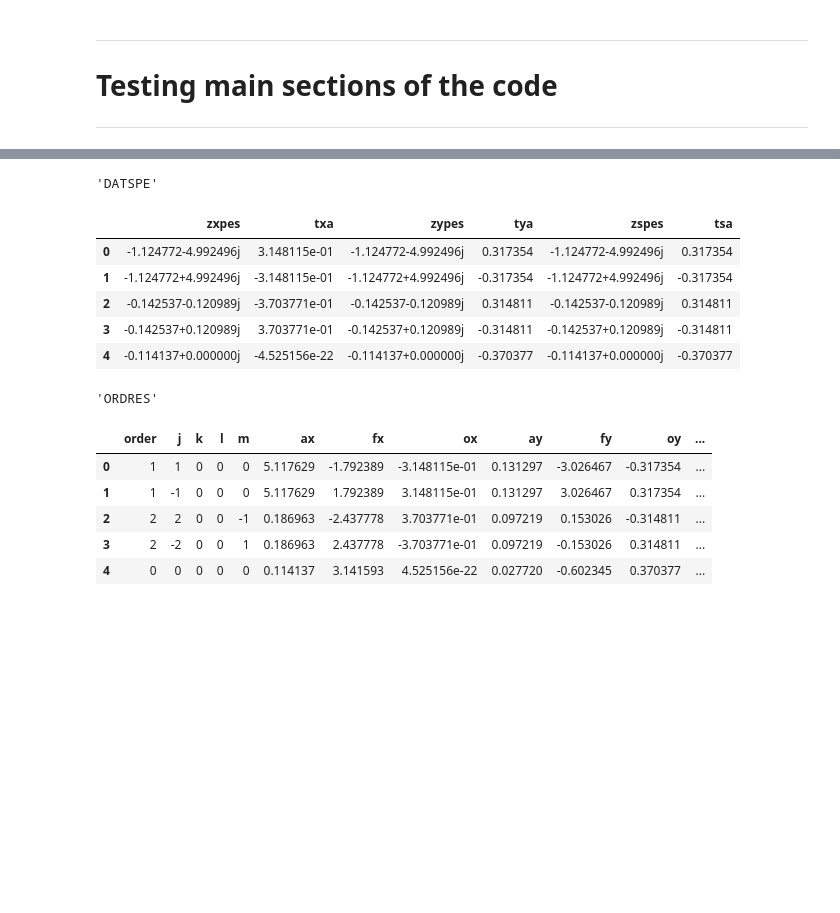
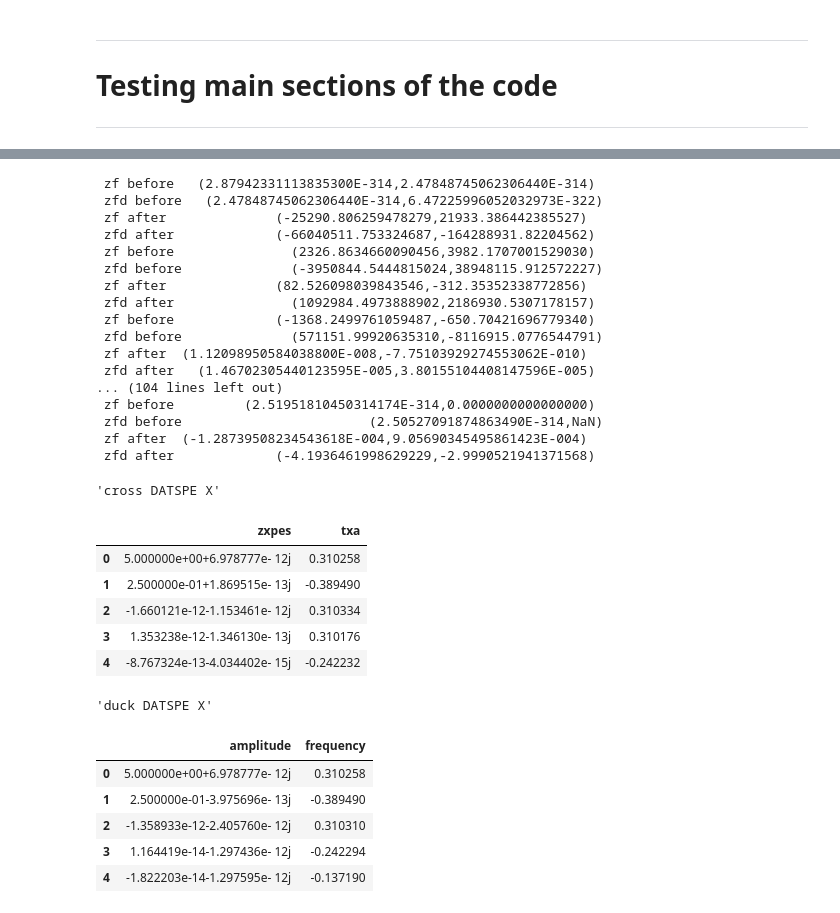
Before and after one commit to pbelange/PySUSSIX, a Jupyter notebook: build_sussix.ipynb, the cells around one changed output, grey strips where cells are left out. Saved outputs shown, nothing was run; the diff lists cells and outputs as text; code cells hidden in the pictures; blank space fills up the shorter version.

```diff
--- a/build_sussix.ipynb
+++ b/build_sussix.ipynb
@@ -191,25 +366,54 @@ print(crossroutines.tunelasr(particle0.x_sig,particle0.px_sig))
 # %%
-part  = particle0
-datspe = crosssussix.datspe(part.x_sig,part.px_sig,
+part  = dummy
+datspe_x,datspe_y,datspe_s = crosssussix.datspe(part.x_sig,part.px_sig,
                             part.y_sig,part.py_sig,
                             part.zeta_sig,part.pzeta_sig,
                             number_of_harmonics = 5,method = 'hanning',return_values = True)
-ordres  = crosssussix.ordres(len(part.x_sig),tune_estimate = [0.31,0.32,0.0018],number_of_harmonics = 5,return_values = True)
-
-display('DATSPE',datspe)
-display('ORDRES',ordres)
+# ordres_x,ordres_y,ordres_s  = crosssussix.ordres(len(part.x_sig),tune_estimate = [0.31,0.32,0.0018],number_of_harmonics = 5,return_values = True)
+part  = dummy
+results = ducksussix.datspe(x       = part.x_sig,
+                            px      = part.px_sig,
+                            y       = part.y_sig,
+                            py      = part.py_sig,
+                            zeta    = part.zeta_sig,
+                            pzeta   = part.pzeta_sig,
+                            number_of_harmonics = 5,method = 'hanning')
+# results['x']
+display('cross DATSPE X',datspe_x)
+display('duck DATSPE X',results['x'])
+# display('DATSPE S',datspe_s)
+# display('ORDRES X',ordres_x)
+# display('ORDRES Y',ordres_y)
+# display('ORDRES S',ordres_s)
 # %% [output]
-'DATSPE'
+ zf before   (2.87942331113835300E-314,2.47848745062306440E-314)
+ zfd before   (2.47848745062306440E-314,6.47225996052032973E-322)
+ zf after              (-25290.806259478279,21933.386442385527)
+ zfd after             (-66040511.753324687,-164288931.82204562)
+ zf before               (2326.8634660090456,3982.1707001529030)
+ zfd before              (-3950844.5444815024,38948115.912572227)
+ zf after              (82.526098039843546,-312.35352338772856)
+ zfd after               (1092984.4973888902,2186930.5307178157)
+ zf before             (-1368.2499761059487,-650.70421696779340)
+ zfd before              (571151.99920635310,-8116915.0776544791)
+ zf after  (1.12098950584038800E-008,-7.75103929274553062E-010)
+ zfd after   (1.46702305440123595E-005,3.80155104408147596E-005)
+... (104 lines left out)
+ zf before         (2.51951810450314174E-314,0.0000000000000000)
+ zfd before                        (2.50527091874863490E-314,NaN)
+ zf after  (-1.28739508234543618E-004,9.05690345495861423E-004)
+ zfd after             (-4.1936461998629229,-2.9990521941371568)
+'cross DATSPE X'
-|  | zxpes | txa | zypes | tya | zspes | tsa |
-| 0 | -1.124772-4.992496j | 3.148115e-01 | -1.124772-4.992496j | 0.317354 | -1.124772-4.992496j | 0.317354 |
-| 1 | -1.124772+4.992496j | -3.148115e-01 | -1.124772+4.992496j | -0.317354 | -1.124772+4.992496j | -0.317354 |
-| 2 | -0.142537-0.120989j | -3.703771e-01 | -0.142537-0.120989j | 0.314811 | -0.142537-0.120989j | 0.314811 |
-| 3 | -0.142537+0.120989j | 3.703771e-01 | -0.142537+0.120989j | -0.314811 | -0.142537+0.120989j | -0.314811 |
-| 4 | -0.114137+0.000000j | -4.525156e-22 | -0.114137+0.000000j | -0.370377 | -0.114137+0.000000j | -0.370377 |
+|  | zxpes | txa |
+| 0 | 5.000000e+00+6.978777e- 12j | 0.310258 |
+| 1 | 2.500000e-01+1.869515e- 13j | -0.389490 |
+| 2 | -1.660121e-12-1.153461e- 12j | 0.310334 |
+| 3 | 1.353238e-12-1.346130e- 13j | 0.310176 |
+| 4 | -8.767324e-13-4.034402e- 15j | -0.242232 |
-'ORDRES'
+'duck DATSPE X'
-|  | order | j | k | l | m | ax | fx | ox | ay | fy | oy | ... |
-| 0 | 1 | 1 | 0 | 0 | 0 | 5.117629 | -1.792389 | -3.148115e-01 | 0.131297 | -3.026467 | -0.317354 | ... |
-| 1 | 1 | -1 | 0 | 0 | 0 | 5.117629 | 1.792389 | 3.148115e-01 | 0.131297 | 3.026467 | 0.317354 | ... |
-| 2 | 2 | 2 | 0 | 0 | -1 | 0.186963 | -2.437778 | 3.703771e-01 | 0.097219 | 0.153026 | -0.314811 | ... |
-| 3 | 2 | -2 | 0 | 0 | 1 | 0.186963 | 2.437778 | -3.703771e-01 | 0.097219 | -0.153026 | 0.314811 | ... |
-| 4 | 0 | 0 | 0 | 0 | 0 | 0.114137 | 3.141593 | 4.525156e-22 | 0.027720 | -0.602345 | 0.370377 | ... |
+|  | amplitude | frequency |
+| 0 | 5.000000e+00+6.978777e- 12j | 0.310258 |
+| 1 | 2.500000e-01-3.975696e- 13j | -0.389490 |
+| 2 | -1.358933e-12-2.405760e- 12j | 0.310310 |
+| 3 | 1.164419e-14-1.297436e- 12j | -0.242294 |
+| 4 | -1.822203e-14-1.297595e- 12j | -0.137190 |
```
Also changed, not shown: parts of 54 cells of this notebook, 4 other files.
